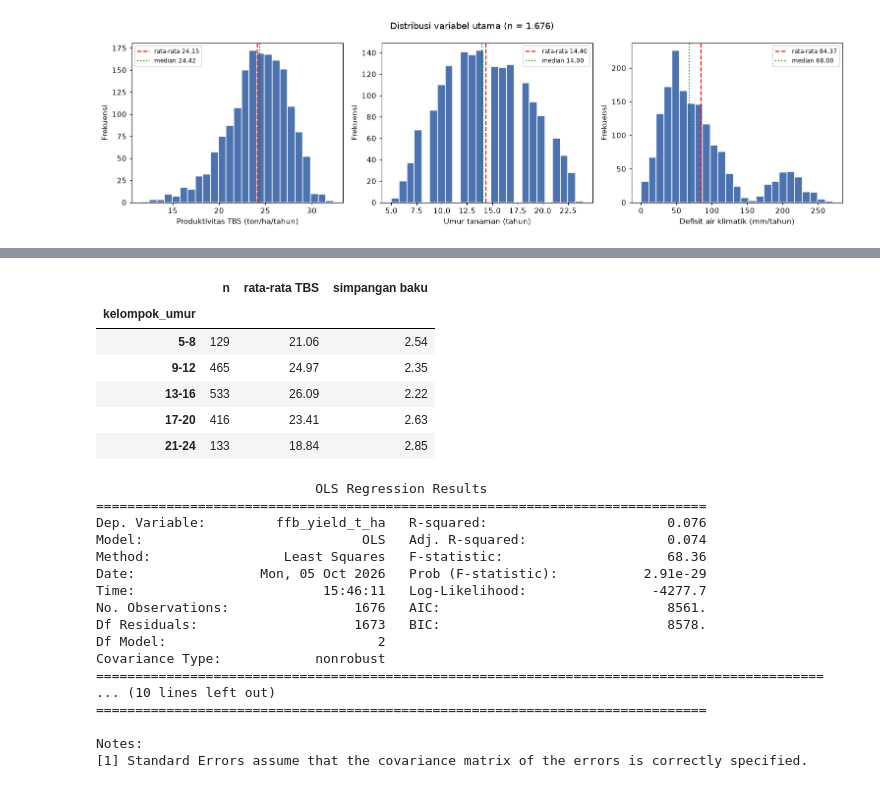
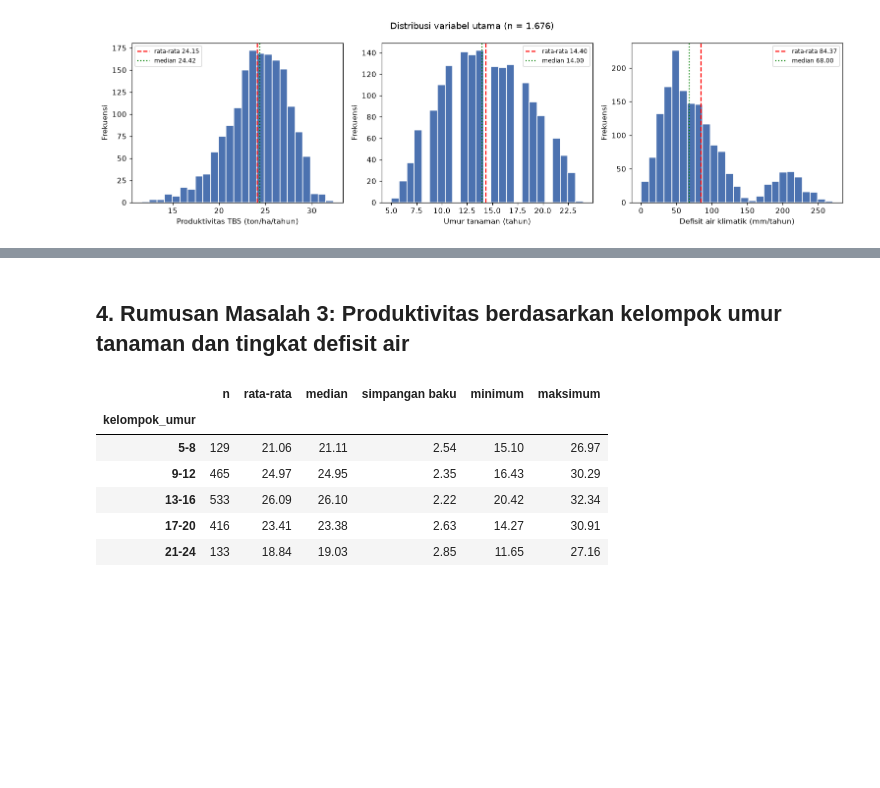
Before and after one commit to NarumBella-TIG/ProbStat-Kelompok3, a Jupyter notebook: analisis_probstat_kelompok3.ipynb, the cells around one changed output, grey strips where cells are left out. Cells and saved outputs as stored; diff of their text form; code cells hidden in the pictures; blank space fills up the shorter version.

```diff
--- a/analisis_probstat_kelompok3.ipynb
+++ b/analisis_probstat_kelompok3.ipynb
@@ -112,19 +109,21 @@ palm_age_yr                  0
 climatic_water_deficit_mm    0
 dtype: int64
 # %%
-# Tiga variabel utama dan satu variabel pengelompok
-Y = "ffb_yield_t_ha"                 # produktivitas TBS (ton/ha/tahun)
-UMUR = "palm_age_yr"                 # umur tanaman (tahun)
+# Tiga variabel utama dan variabel pengelompok
+Y = "ffb_yield_t_ha"                   # produktivitas TBS (ton/ha/tahun)
+UMUR = "palm_age_yr"                   # umur tanaman (tahun)
 DEFISIT = "climatic_water_deficit_mm"  # defisit air klimatik (mm/tahun)
-SISTEM = "management_system"         # sistem pemupukan
 
 UTAMA = [Y, UMUR, DEFISIT]
 LABEL = {Y: "Produktivitas TBS (ton/ha/tahun)",
          UMUR: "Umur tanaman (tahun)",
          DEFISIT: "Defisit air klimatik (mm/tahun)"}
-NAMA_SISTEM = {"sensor_guided_variable_rate": "Presisi berbasis sensor",
-               "uniform_standard": "Seragam (standar)"}
+NAMA_KELOMPOK = {"control_arm": "Blok kontrol (seragam)",
+                 "precision_arm": "Blok presisi (sensor)"}
 
+# Periode: 2019-2023 semua blok dipupuk seragam; mulai 2024 blok presisi memakai sensor
+df["periode"] = df["observation_year"].apply(lambda t: "2019-2023 (sebelum)" if t <= 2023
+                                             else "2024-2025 (sesudah)")
 print(df[UTAMA].dtypes)
 print("Missing pada variabel utama:", int(df[UTAMA].isna().sum().sum()))
 # %% [output]
@@ -402,38 +271,19 @@ tabel_korelasi
+# %% [markdown]
+## 4. Rumusan Masalah 3: Produktivitas berdasarkan kelompok umur tanaman dan tingkat defisit air
 # %%
-# Rata-rata produktivitas per kelompok umur, untuk melihat bentuk hubungannya
+# Statistik deskriptif produktivitas per kelompok umur tanaman
 df["kelompok_umur"] = pd.cut(df[UMUR], bins=[4, 8, 12, 16, 20, 24],
                              labels=["5-8", "9-12", "13-16", "17-20", "21-24"])
-tabel_umur = df.groupby("kelompok_umur", observed=True)[Y].agg(["count", "mean", "std"]).round(2)
-tabel_umur.columns = ["n", "rata-rata TBS", "simpangan baku"]
-tabel_umur.to_csv(os.path.join(OUT, "tabel7_tbs_per_kelompok_umur.csv"))
+tabel_umur = (df.groupby("kelompok_umur", observed=True)[Y]
+              .agg(["count", "mean", "median", "std", "min", "max"]).round(2))
+tabel_umur.columns = ["n", "rata-rata", "median", "simpangan baku", "minimum", "maksimum"]
+tabel_umur.to_csv(os.path.join(OUT, "tabel4_tbs_per_kelompok_umur.csv"))
 tabel_umur
 # %% [output]
-|  | n | rata-rata TBS | simpangan baku |
-| kelompok_umur |  |  |  |
-| 5-8 | 129 | 21.06 | 2.54 |
-| 9-12 | 465 | 24.97 | 2.35 |
-| 13-16 | 533 | 26.09 | 2.22 |
-| 17-20 | 416 | 23.41 | 2.63 |
-| 21-24 | 133 | 18.84 | 2.85 |
+|  | n | rata-rata | median | simpangan baku | minimum | maksimum |
+| kelompok_umur |  |  |  |  |  |  |
+| 5-8 | 129 | 21.06 | 21.11 | 2.54 | 15.10 | 26.97 |
+| 9-12 | 465 | 24.97 | 24.95 | 2.35 | 16.43 | 30.29 |
+| 13-16 | 533 | 26.09 | 26.10 | 2.22 | 20.42 | 32.34 |
+| 17-20 | 416 | 23.41 | 23.38 | 2.63 | 14.27 | 30.91 |
+| 21-24 | 133 | 18.84 | 19.03 | 2.85 | 11.65 | 27.16 |
-# %%
-model1 = smf.ols(f"{Y} ~ {UMUR} + {DEFISIT}", data=df).fit()
-model2 = smf.ols(f"{Y} ~ {UMUR} + I({UMUR}**2) + {DEFISIT}", data=df).fit()
-print(model1.summary())
-# %% [output]
-                            OLS Regression Results
-==============================================================================
-Dep. Variable:         ffb_yield_t_ha   R-squared:                       0.076
-Model:                            OLS   Adj. R-squared:                  0.074
-Method:                 Least Squares   F-statistic:                     68.36
-Date:                Mon, 05 Oct 2026   Prob (F-statistic):           2.91e-29
-Time:                        15:46:11   Log-Likelihood:                -4277.7
-No. Observations:                1676   AIC:                             8561.
-Df Residuals:                    1673   BIC:                             8578.
-Df Model:                           2
-Covariance Type:            nonrobust
-=============================================================================================
-... (10 lines left out)
-==============================================================================
-
-Notes:
-[1] Standard Errors assume that the covariance matrix of the errors is correctly specified.
```
Also changed, not shown: parts of 28 cells of this notebook, 26 other files.
